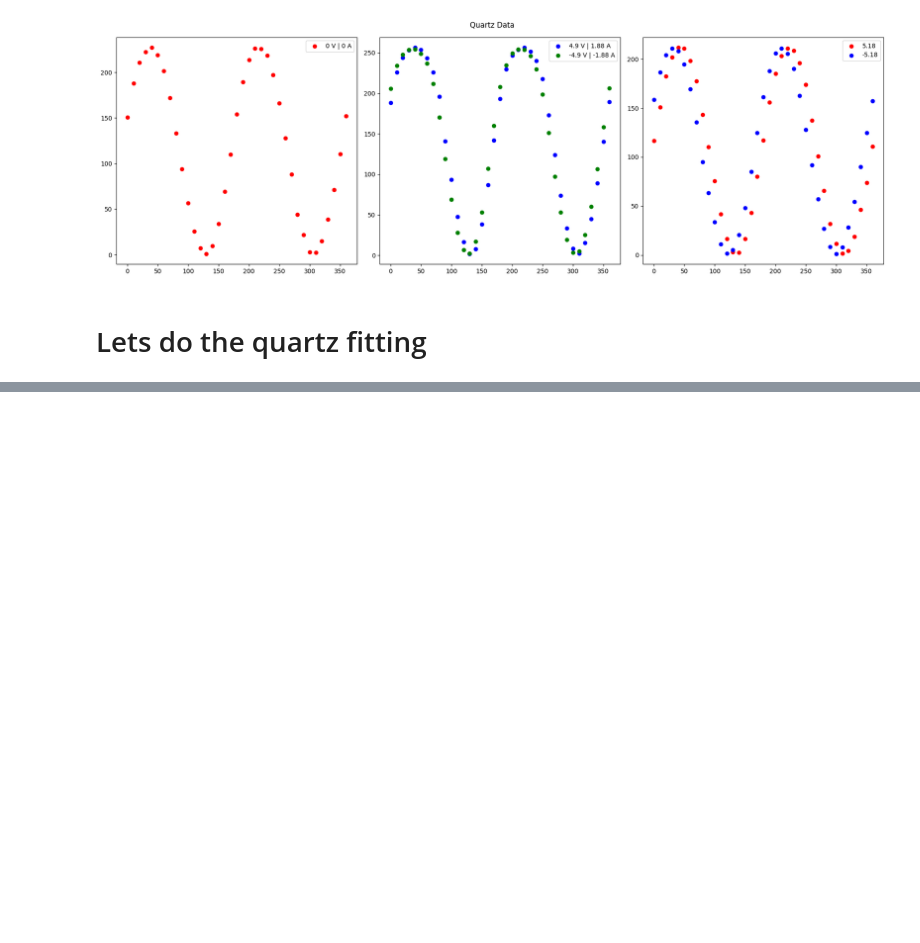
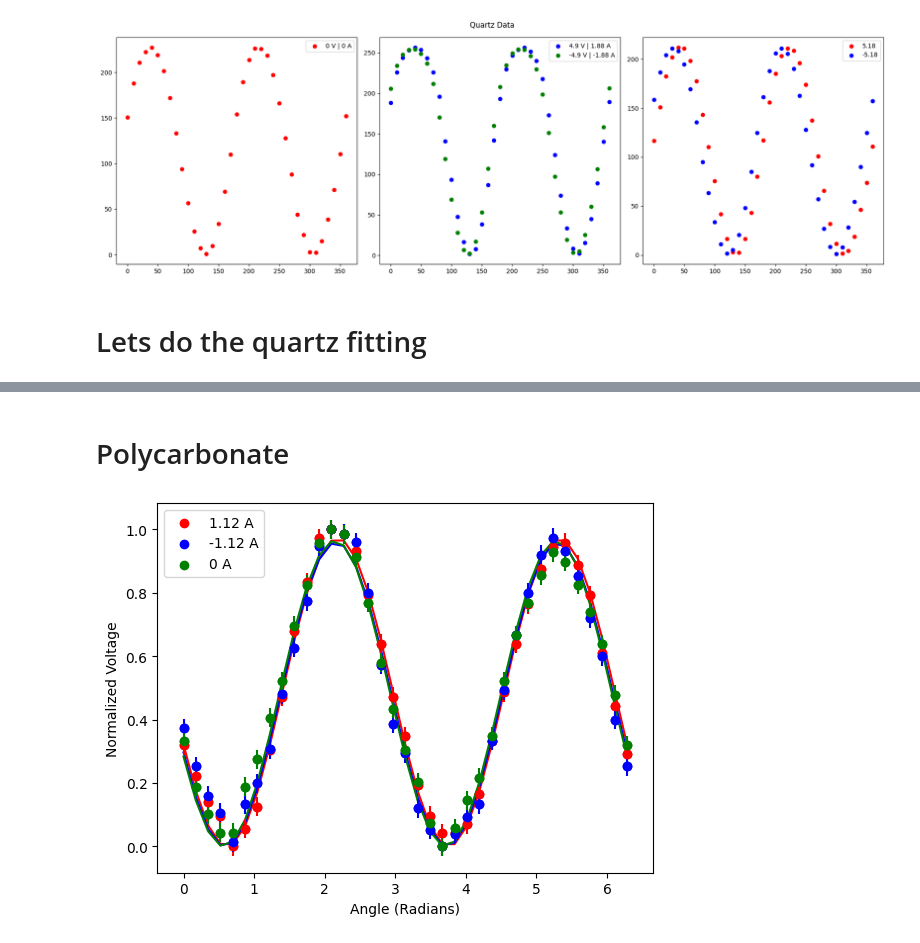
Before and after one commit to ChristianArgueta/PHSX-616, a Jupyter notebook: Faraday.ipynb, the cells around one changed output, grey strips where cells are left out. Drawn from its saved outputs; the diff is of its cells as text; code cells hidden in the pictures; blank space fills up the shorter version.

```diff
--- a/Faraday.ipynb
+++ b/Faraday.ipynb
@@ -162,0 +257,48 @@ The phase difference between the two data sets is 0.21950335745794547 radians
+# %% [markdown]
+# Polycarbonate
+# %%
+# Normalize the voltages to the range [0, 1]
+Voltage1 = (Voltage1 - np.min(Voltage1)) / (np.max(Voltage1) - np.min(Voltage1)) if np.max(Voltage1) != np.min(Voltage1) else Voltage1
+Voltage2 = (Voltage2 - np.min(Voltage2)) / (np.max(Voltage2) - np.min(Voltage2)) if np.max(Voltage2) != np.min(Voltage2) else Voltage2
+Voltage3 = (Voltage3 - np.min(Voltage3)) / (np.max(Voltage3) - np.min(Voltage3)) if np.max(Voltage3) != np.min(Voltage3) else Voltage3
+
+# Convert the angles to radians
+angle1 = np.radians(angle1)
+angle2 = np.radians(angle2)
+angle3 = np.radians(angle3)
+
+# Error bars
+errorx_degrees = 3  # Degrees error is likely a typo as 3 radians is a large value, assuming it should be 0.03 or similar small value
+errorx_radians = np.radians(errorx_degrees)  # Convert degrees error to radians
+errory = 0.03  # Normalized y-error assuming it remains constant
+# %%
+# Creating a function to fit the data cos^2(theta - phi)
+def cos_sq(x, a, b):
+    return a * (np.cos(x - b))**2
+
+# Take in better guesses for the parameters based on visual inspection or prior knowledge
+guess = [1, 0]  # Adjusted initial guesses for parameters a and b
+
+# Fitting the data using the guesses with increased maxfev
+popt4, pcov4 = curve_fit(cos_sq, angle1, Voltage1, p0=guess, maxfev=10000)
+popt5, pcov5 = curve_fit(cos_sq, angle2, Voltage2, p0=guess, maxfev=10000)
+popt6, pcov6 = curve_fit(cos_sq, angle3, Voltage3, p0=guess, maxfev=10000)
+
+# Plotting the data
+plt.scatter(angle1, Voltage1, color='red', label='1.12 A')
+plt.scatter(angle2, Voltage2, color='blue', label='-1.12 A')
+plt.scatter(angle3, Voltage3, color='green', label='0 A')
+
+plt.plot(angle1, cos_sq(angle1, *popt4), 'r-')
+plt.plot(angle2, cos_sq(angle2, *popt5), 'b-')
+plt.plot(angle3, cos_sq(angle3, *popt6), 'g-')
+plt.errorbar(angle1, Voltage1, xerr=errorx_radians, yerr=errory, fmt='o', color='red')
+plt.errorbar(angle2, Voltage2, xerr=errorx_radians, yerr=errory, fmt='o', color='blue')
+plt.errorbar(angle3, Voltage3, xerr=errorx_radians, yerr=errory, fmt='o', color='green')
+
+plt.xlabel('Angle (Radians)')
+plt.ylabel('Normalized Voltage')
+plt.legend()
+plt.show()
+# %% [output]
+[figure, added]
```
Also changed, not shown: parts of 9 cells of this notebook.
